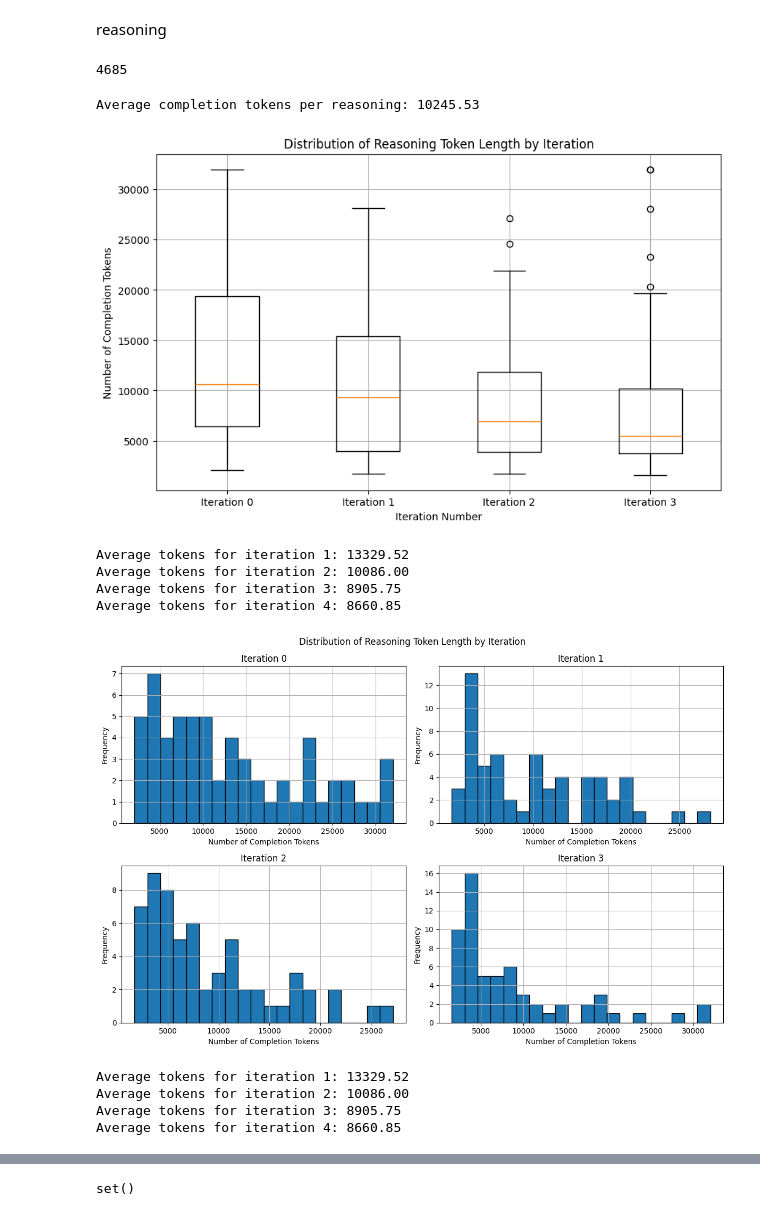
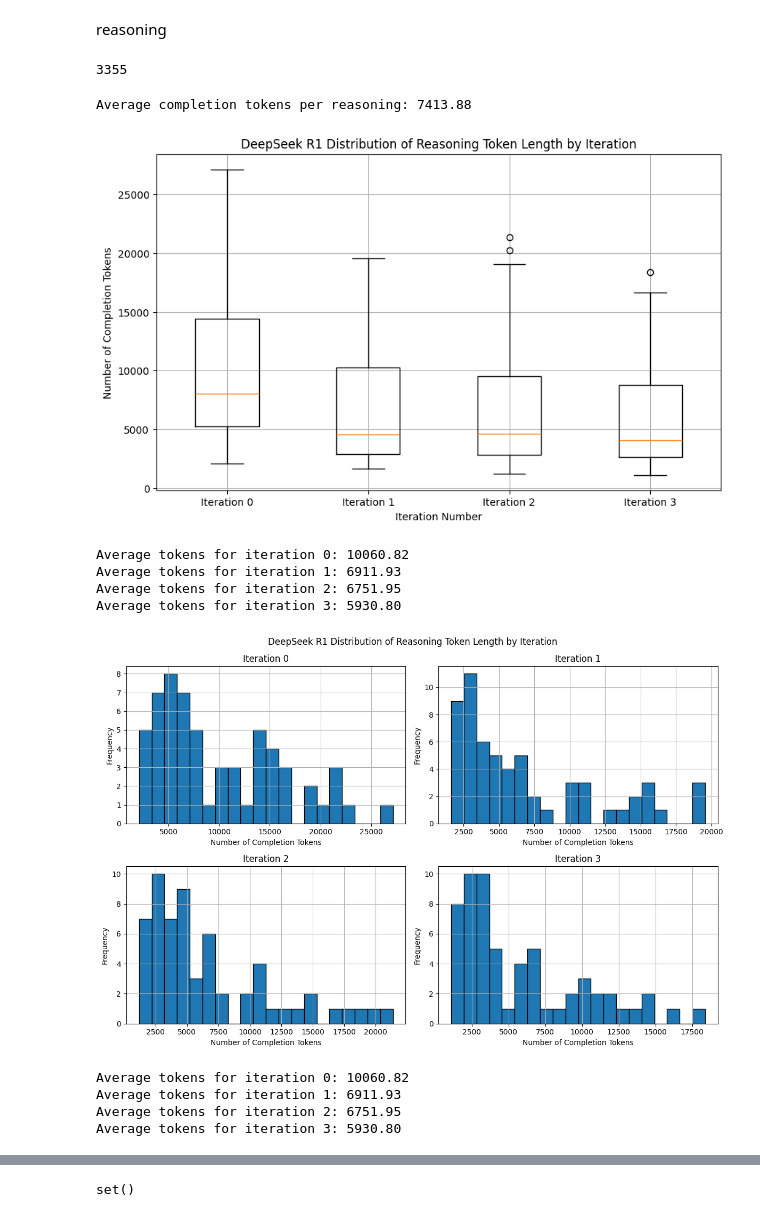
Before and after one commit to adityatadimeti/reasoning-distillation, a Jupyter notebook: notebooks/token_counting.ipynb, the cells around one changed output, grey strips where cells are left out. Cells and saved outputs as stored; diff of their text form; code cells hidden in the pictures.

```diff
--- a/notebooks/token_counting.ipynb
+++ b/notebooks/token_counting.ipynb
@@ -3,4 +3,9 @@ import json
 # %%
 # results = json.load(open("../results/aime_deepseek_qwen_14b_summ_base_sum_4iter_fresh/aime_deepseek_qwen_14b_summ_base_sum_4iter_fresh_20250508_171556/results.json"))
 # results = json.load(open("../results/aime_deepseek_qwen_14b_summ_base_sum_4iter_rerun_merged/results.json"))
-results = json.load(open("../results/aime_deepseek_qwen_14b_baseline_answer_only_sum_4iter/aime_deepseek_qwen_14b_baseline_answer_only_sum_4iter_20250509_142151/results.json"))
+# results = json.load(open("../results/aime_deepseek_qwen_14b_baseline_answer_only_sum_4iter/aime_deepseek_qwen_14b_baseline_answer_only_sum_4iter_20250509_142151/results.json"))
+# results = json.load(open("../results/aime_deepseek_qwen_14b_baseline_lastk_sum_4iter_fresh/aime_deepseek_qwen_14b_baseline_lastk_sum_4iter_fresh_20250508_223119/results.json"))
+results = json.load(open("../results/aime_deepseek_r1_summ_base_sum_4iter_fresh/aime_deepseek_r1_summ_base_sum_4iter_fresh_20250508_173017/results.json"))
+
+# model_name = "DeepSeek Qwen 14B"
+model_name = "DeepSeek R1"
@@ -70,7 +93,7 @@ reasoning
 # %%
 results["results"][problem_index]["detailed_metrics"][f'iteration_{iteration_number}_reasoning'][-1]['total_token_usage']['completion_tokens']
 # %% [output]
-4685
+3355
 # %%
 total_tokens = 0
 count = 0
@@ -88,7 +111,7 @@ for problem_idx in range(len(results["results"])):
 average_tokens = total_tokens / count if count > 0 else 0
 print(f"Average completion tokens per reasoning: {average_tokens:.2f}")
 # %% [output]
-Average completion tokens per reasoning: 10245.53
+Average completion tokens per reasoning: 7413.88
 # %%
 import matplotlib.pyplot as plt
 import numpy as np
@@ -109,7 +132,7 @@ for problem_idx in range(len(results["results"])):
 plt.figure(figsize=(10, 6))
 box_data = [iter_tokens[i] for i in range(4)]
 plt.boxplot(box_data, labels=[f'Iteration {i}' for i in range(4)])
-plt.title('Distribution of Reasoning Token Length by Iteration')
+plt.title(f'{model_name + " "}Distribution of Reasoning Token Length by Iteration')
 plt.xlabel('Iteration Number')
 plt.ylabel('Number of Completion Tokens')
 plt.grid(True)
@@ -118,13 +141,13 @@ plt.show()
 # Print average for each iteration
 for i in range(4):
     avg = np.mean(iter_tokens[i])
-    print(f"Average tokens for iteration {i+1}: {avg:.2f}")
+    print(f"Average tokens for iteration {i}: {avg:.2f}")
 # %% [output]
-[figure, old version]
+[figure, new version]
-Average tokens for iteration 1: 13329.52
-Average tokens for iteration 2: 10086.00
-Average tokens for iteration 3: 8905.75
-Average tokens for iteration 4: 8660.85
+Average tokens for iteration 0: 10060.82
+Average tokens for iteration 1: 6911.93
+Average tokens for iteration 2: 6751.95
+Average tokens for iteration 3: 5930.80
 # %%
 import matplotlib.pyplot as plt
 import numpy as np
@@ -133,40 +156,40 @@ import numpy as np
 iter_tokens = {i: [] for i in range(4)}
 
 for problem_idx in range(len(results["results"])):
     for iter_num in range(4):
         try:
             tokens = results["results"][problem_idx]["detailed_metrics"][f'iteration_{iter_num}_reasoning'][-1]['total_token_usage']['completion_tokens']
             iter_tokens[iter_num].append(tokens)
         except:
             print(f"Error for problem {problem_idx} and iteration {iter_num}")
             continue
 
 # Create histogram subplots
 fig, axes = plt.subplots(2, 2, figsize=(12, 8))
-fig.suptitle('Distribution of Reasoning Token Length by Iteration')
+fig.suptitle(f'{model_name + " "}Distribution of Reasoning Token Length by Iteration')
 
 for i in range(4):
     row = i // 2
     col = i % 2
     axes[row, col].hist(iter_tokens[i], bins=20, edgecolor='black')
     axes[row, col].set_title(f'Iteration {i}')
     axes[row, col].set_xlabel('Number of Completion Tokens')
     axes[row, col].set_ylabel('Frequency')
     axes[row, col].grid(True)
 
 plt.tight_layout()
 plt.show()
 
 # Print average for each iteration
 for i in range(4):
     avg = np.mean(iter_tokens[i])
-    print(f"Average tokens for iteration {i+1}: {avg:.2f}")
+    print(f"Average tokens for iteration {i}: {avg:.2f}")
 # %% [output]
-[figure, old version]
+[figure, new version]
-Average tokens for iteration 1: 13329.52
-Average tokens for iteration 2: 10086.00
-Average tokens for iteration 3: 8905.75
-Average tokens for iteration 4: 8660.85
+Average tokens for iteration 0: 10060.82
+Average tokens for iteration 1: 6911.93
+Average tokens for iteration 2: 6751.95
+Average tokens for iteration 3: 5930.80
 # %%
 import matplotlib.pyplot as plt
 import numpy as np
```
Also changed, not shown: parts of 16 cells of this notebook, 6 other files.
